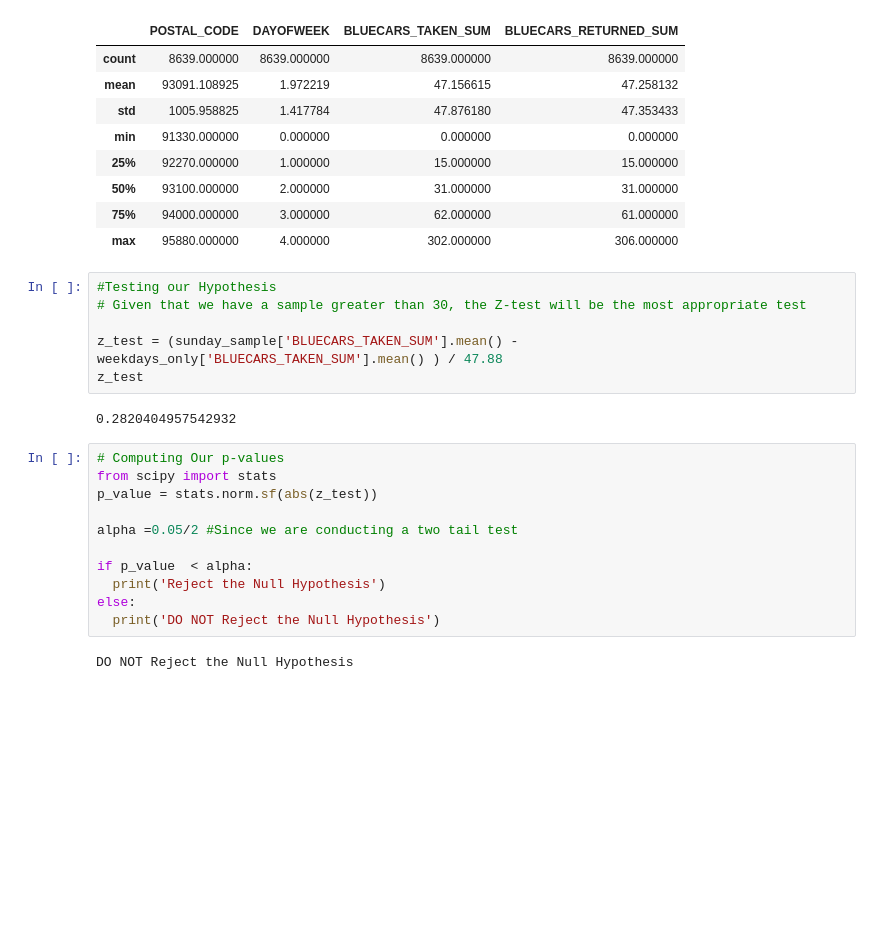
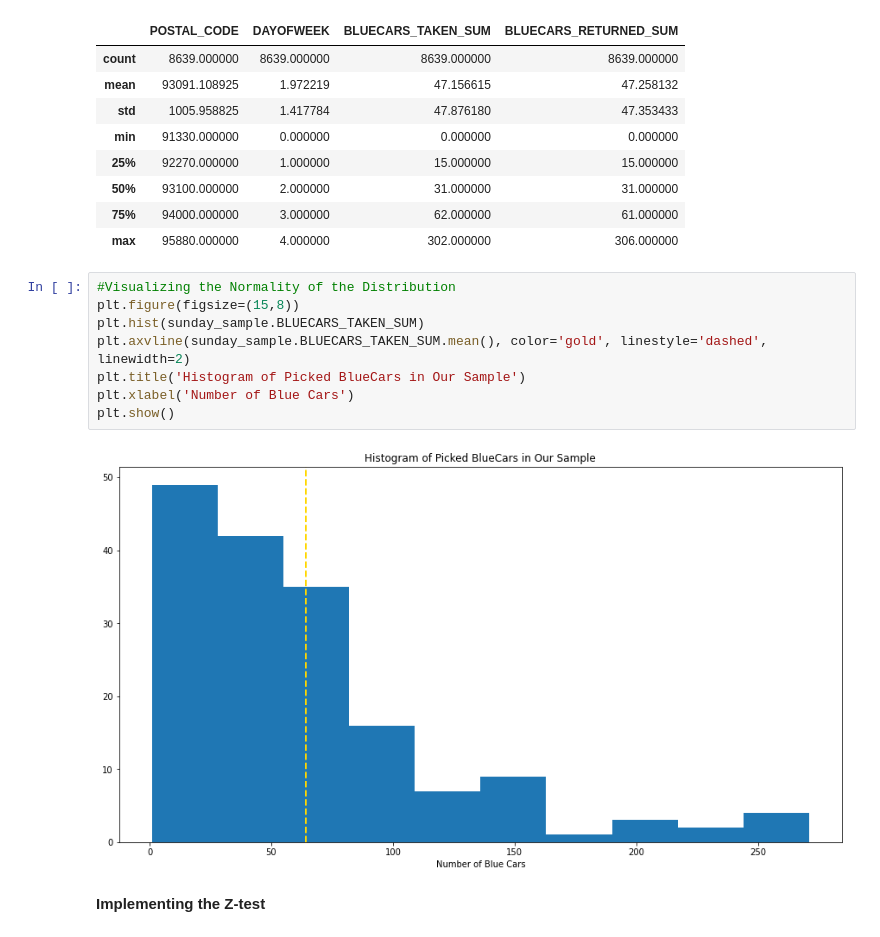
Before and after one commit to Obreintelly/Autolib-EDA, a Jupyter notebook: WEEK_4_HYPOTHESIS_TESTING_AUTOLIB_DATASET_27032021_CORE.ipynb, the cells around one changed output. Saved outputs shown, nothing was run; the diff lists cells and outputs as text; blank space fills up the shorter version.

```diff
--- a/WEEK_4_HYPOTHESIS_TESTING_AUTOLIB_DATASET_27032021_CORE.ipynb
+++ b/WEEK_4_HYPOTHESIS_TESTING_AUTOLIB_DATASET_27032021_CORE.ipynb
@@ -536,24 +521,15 @@ weekdays_only.describe()
 | 50% | 93100.000000 | 2.000000 | 31.000000 | 31.000000 |
 | 75% | 94000.000000 | 3.000000 | 62.000000 | 61.000000 |
 | max | 95880.000000 | 4.000000 | 302.000000 | 306.000000 |
-# %%
-#Testing our Hypothesis
-# Given that we have a sample greater than 30, the Z-test will be the most appropriate test
-
-z_test = (sunday_sample['BLUECARS_TAKEN_SUM'].mean() - weekdays_only['BLUECARS_TAKEN_SUM'].mean() ) / 47.88
-z_test
-# %% [output]
-0.2820404957542932
-# %%
-# Computing Our p-values
-from scipy import stats
-p_value = stats.norm.sf(abs(z_test))
-
-alpha =0.05/2 #Since we are conducting a two tail test
-
-if p_value  < alpha:
-  print('Reject the Null Hypothesis')
-else:
-  print('DO NOT Reject the Null Hypothesis')
-# %% [output]
-DO NOT Reject the Null Hypothesis
+# %%
+#Visualizing the Normality of the Distribution
+plt.figure(figsize=(15,8))
+plt.hist(sunday_sample.BLUECARS_TAKEN_SUM)
+plt.axvline(sunday_sample.BLUECARS_TAKEN_SUM.mean(), color='gold', linestyle='dashed', linewidth=2)
+plt.title('Histogram of Picked BlueCars in Our Sample')
+plt.xlabel('Number of Blue Cars')
+plt.show()
+# %% [output]
+[figure, added]
+# %% [markdown]
+**Implementing the Z-test**
```
Also changed, not shown: parts of 5 cells of this notebook.
